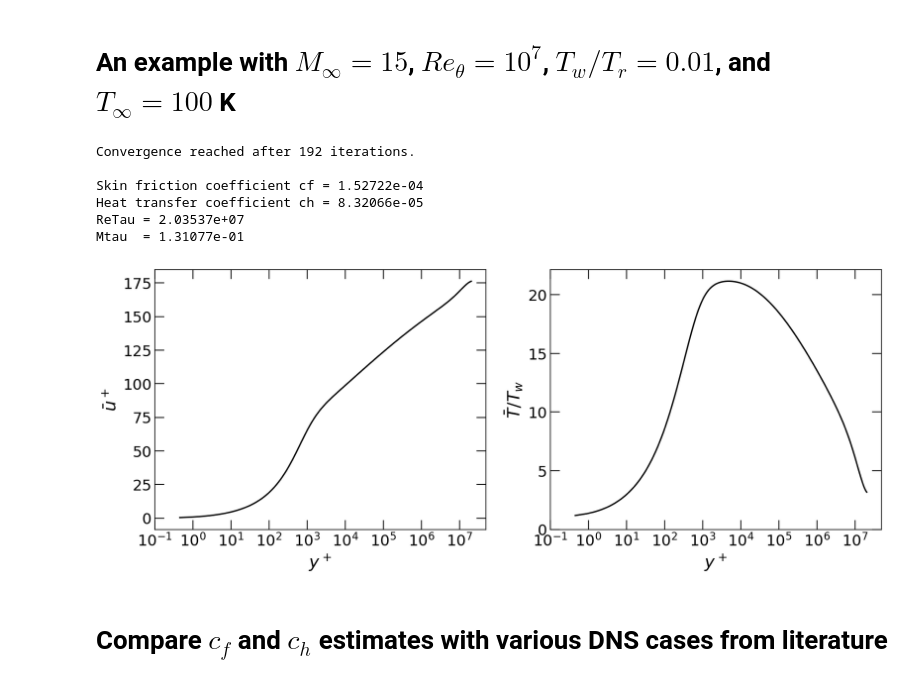
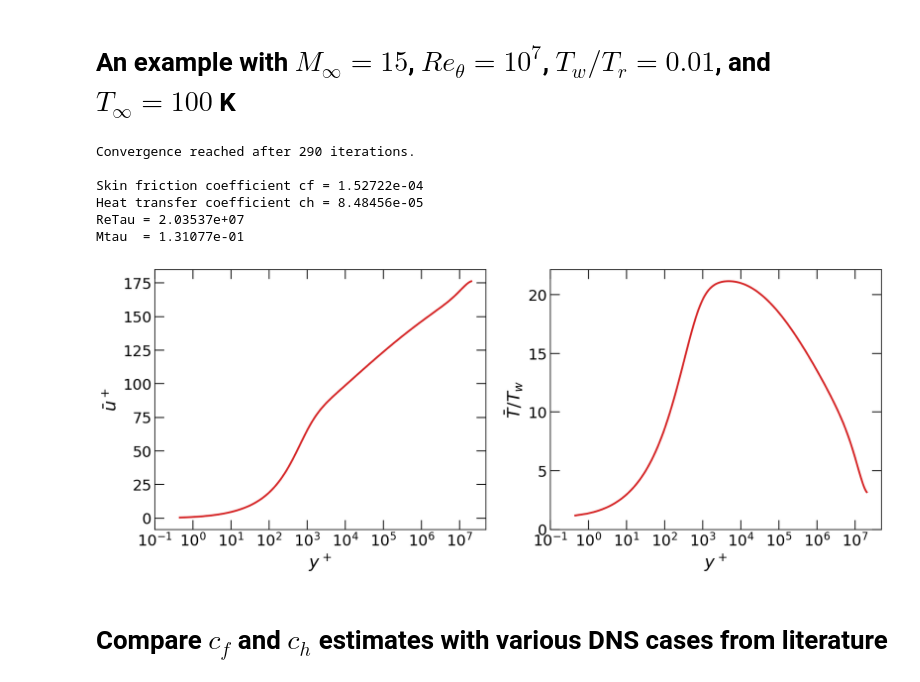
Before and after one commit to Fluid-Dynamics-Of-Energy-Systems-Team/DragAndHeatTransferEstimation, a Jupyter notebook: DragAndHeatTransferEstimation.ipynb, the cells around one changed output. Cells and saved outputs as stored; diff of their text form; code cells hidden in the pictures.

```diff
--- a/DragAndHeatTransferEstimation.ipynb
+++ b/DragAndHeatTransferEstimation.ipynb
@@ -117,10 +122,11 @@ $$Re_\tau = {Re_\theta}\frac{ \mu_\infty/\mu_w}{(\rho_\infty/\rho_w) u_\infty^+
 
 $$M_\tau = M_\infty \sqrt{\frac{c_f}{2}}$$
 # %%
-def calcParameters(ReTheta, Minf, y_ye, r_rw, mu_muw, upl, uinf, T_Tw, Tw_Tr, Tinf_Tw, Tinf_dim, viscLaw):
+def calcParameters(ReTheta, Minf, y_ye, r_rw, mu_muw, upl, uinf,
+                   T_Tw, Tw_Tr, Tinf_Tw, Tinf_dim, dTduinf_wall, viscLaw):
 
-    rinf    =   density(Tinf_Tw)
-    muinf   =   viscosity(Tinf_Tw, Tinf_dim, Tinf_Tw, viscLaw)
+    rinf  = density(Tinf_Tw)
+    muinf = viscosity(Tinf_Tw, Tinf_dim, Tinf_Tw, viscLaw)
 
     Theta         = trapz(r_rw/rinf*upl/uinf*(1 - upl/uinf), y_ye)
     ReTheta_ReTau = rinf*uinf*Theta/muinf
@@ -128,14 +134,12 @@ def calcParameters(ReTheta, Minf, y_ye, r_rw, mu_muw, upl, uinf, T_Tw, Tw_Tr, Ti
     cf            = 2/(rinf*uinf**2)
     MTau          = Minf*(cf/2)**0.5
 
-    ch = np.inf     # inf for adiabatic boundary layers
+    ch = np.nan     # ch=nan for adiabatic boundary layers
     if Tw_Tr != 1:
-        # calculate high-order derivative of temperature at the wall
-        derivUniform = (-3*T_Tw[0] + 4*T_Tw[1] - 1*T_Tw[2])/2.0
-        derivGrid    = -1/60*-y_ye[3] + 0.15*-y_ye[2] - 0.75*-y_ye[1] \
-                       +1/60* y_ye[3] - 0.15* y_ye[2] + 0.75* y_ye[1]
-        dTdyWall     = derivUniform/derivGrid
-        ch           = 1/ReTau/Pr*dTdyWall/(rinf*uinf*(1/Tw_Tr - 1))
+        # Calculate temperature gradeitn: dT/dy = dT/du * du+/dy+.
+        # Since solver is based on viscous scales: du+/dy+ = 1
+        dTdy_Wall = dTduinf_wall / uinf
+        ch        = 1/Pr*dTdy_Wall/(rinf*uinf*(1/Tw_Tr - 1))
 
     return ReTau, MTau, cf, ch
 # %% [markdown]
@@ -154,21 +158,21 @@ from scipy.integrate import cumtrapz, trapz
 # %%
 # n    ... number of points
 # fact ... stretching/clustering
-def grid(n,fact):
+def grid(nPoints = 100, stretch = 5):
     H = 1.0       # --> y/y_e = 1
     tanhyp = 0.5  # half hyp tangens
-    i = tanhyp*(np.arange(0,n))/(n-1) - 0.5
-    y = 1./tanhyp*H * (1.0 + np.tanh(fact*i)/np.tanh(fact/2))/2.0
+    i = tanhyp*(np.arange(0,nPoints))/(nPoints-1) - 0.5
+    y = 1./tanhyp*H * (1.0 + np.tanh(stretch*i)/np.tanh(stretch/2))/2.0
     return y
 # %%
-def solver(y_ye    = grid(1000, 5),
+def solver(y_ye    = grid(200, 4),
            ReTheta = 1000, Minf = 1.0, Tw_Tr = 1.0,
            viscLaw = "Sutherland", Tinf_dim = 300):
 
     # set initial values for ReTau, MTau and upl
     ReTau = 100
     MTau  = 0.0
-    upl   = np.ones_like(y_ye)*0.1
+    upl   = np.ones_like(y_ye)*0.01
     uinf  = upl[-1]/0.99
 
     niter = 0
@@ -178,12 +182,13 @@ def solver(y_ye    = grid(1000, 5),
 
         ReTauOld = ReTau
 
-        T_Tw, Tinf_Tw       = temperature(upl/uinf, Minf, Tw_Tr)
+        T_Tw, Tinf_Tw, dTdu_inf = temperature(upl/uinf, Minf, Tw_Tr)
         mu_muw              = viscosity(T_Tw, Tinf_dim,Tinf_Tw, viscLaw)
         r_rw                = density(T_Tw)
         ypl, yst, upl, uinf = meanVelocity(ReTheta, ReTau, MTau, y_ye, r_rw, mu_muw)
-        ReTau, MTau, cf, ch = calcParameters(ReTheta, Minf, y_ye, r_rw, mu_muw, upl, uinf, T_Tw, Tw_Tr, Tinf_Tw,
-                                              Tinf_dim, viscLaw)
+
+        ReTau, MTau, cf, ch = calcParameters(ReTheta, Minf, y_ye, r_rw, mu_muw, upl, uinf,
+                                             T_Tw, Tw_Tr, Tinf_Tw, Tinf_dim, dTdu_inf, viscLaw)
 
         err = abs(ReTauOld-ReTau)
         niter += 1
@@ -217,38 +222,38 @@ Apl       = 17     # Van Driest damping constant
 cf,ch,ReTau,MTau,ypl,yst,upl,T,niter = solver(y_ye     = grid(100000, 9),
                                               ReTheta  = 1.0e7,
                                               Minf     = 15.0,
                                               Tw_Tr    = 0.01,
                                               viscLaw  = "Sutherland",
                                               Tinf_dim = 100.0)
 
 print('Convergence reached after {0} iterations.'.format(niter))
 print('\nSkin friction coefficient cf = {0:.5e} \nHeat transfer coefficient ch = {1:.5e}'.format(cf, ch))
 print('ReTau = {0:.5e} \nMtau  = {1:.5e}'.format(ReTau,MTau))
 
 ################################################
 # plot profiles
 #
 fig, ax = plt.subplots(1,2,figsize=(12,5))
-ax[0].semilogx(ypl[1:],upl[1:],'k-', lw=1.5)
-ax[1].semilogx(ypl[1:],T[1:],  'k-', lw=1.5)
+ax[0].semilogx(ypl[1:],upl[1:], color='tab:red', lw=2)
+ax[1].semilogx(ypl[1:],T[1:],   color='tab:red', lw=2)
 ax[0].set_ylabel(r"$\bar u^+$",  fontsize = 18)
 ax[1].set_ylabel(r"$\bar T/T_w$",fontsize = 18)
 for a in ax:
     a.tick_params(axis='both', which='both', direction='in',labelsize=16,right=True,top=True)
     a.tick_params(which='major', length=10, width=1)
     a.tick_params(which='minor', length=5,  width=1)
     a.set_xticks(10.0**np.arange(-1, 8, 1))
     a.set_xlabel(r"$y^+$",fontsize = 18)
 ax[1].set_yticks(np.arange(0,25,5))
 plt.tight_layout()
 # %% [output]
-Convergence reached after 192 iterations.
+Convergence reached after 290 iterations.
 
 Skin friction coefficient cf = 1.52722e-04
-Heat transfer coefficient ch = 8.32066e-05
+Heat transfer coefficient ch = 8.48456e-05
 ReTau = 2.03537e+07
 Mtau  = 1.31077e-01
-[figure, old version]
+[figure, new version]
 # %% [markdown]
 # Compare $c_f$ and $c_h$ estimates with various DNS cases from literature
 # %%
```
Also changed, not shown: parts of 7 cells of this notebook, 2 other files.
